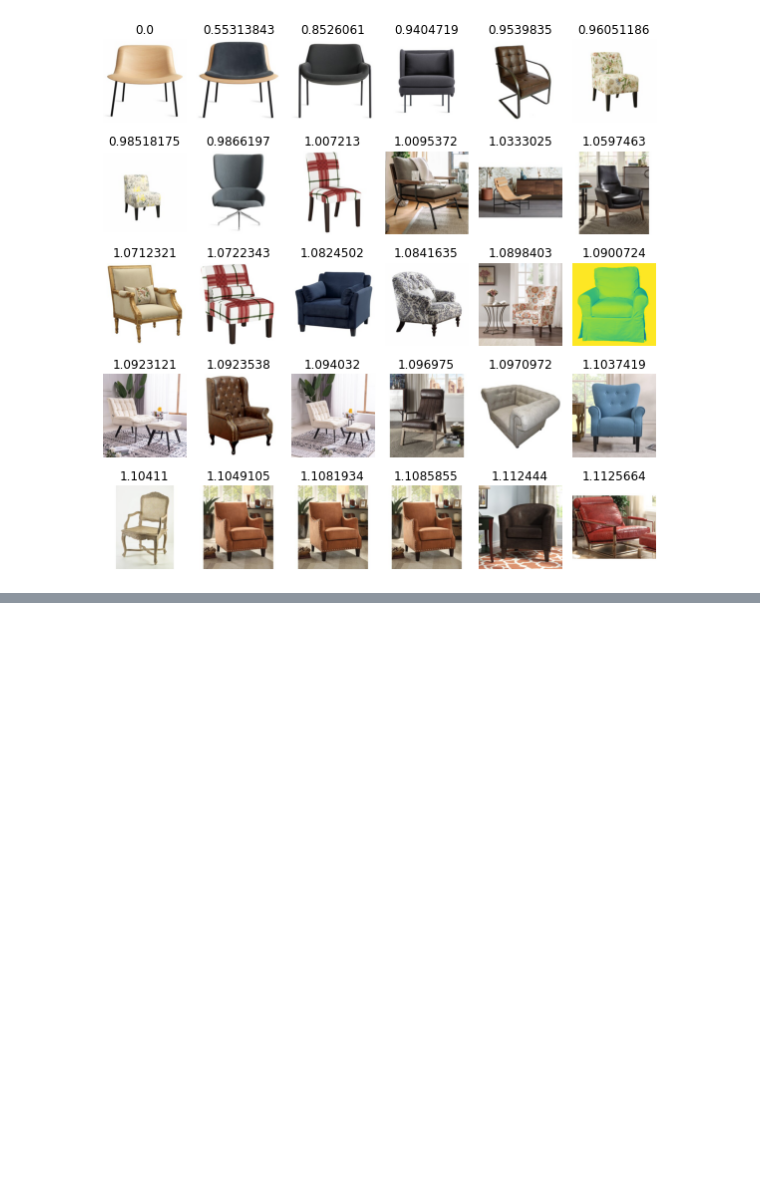
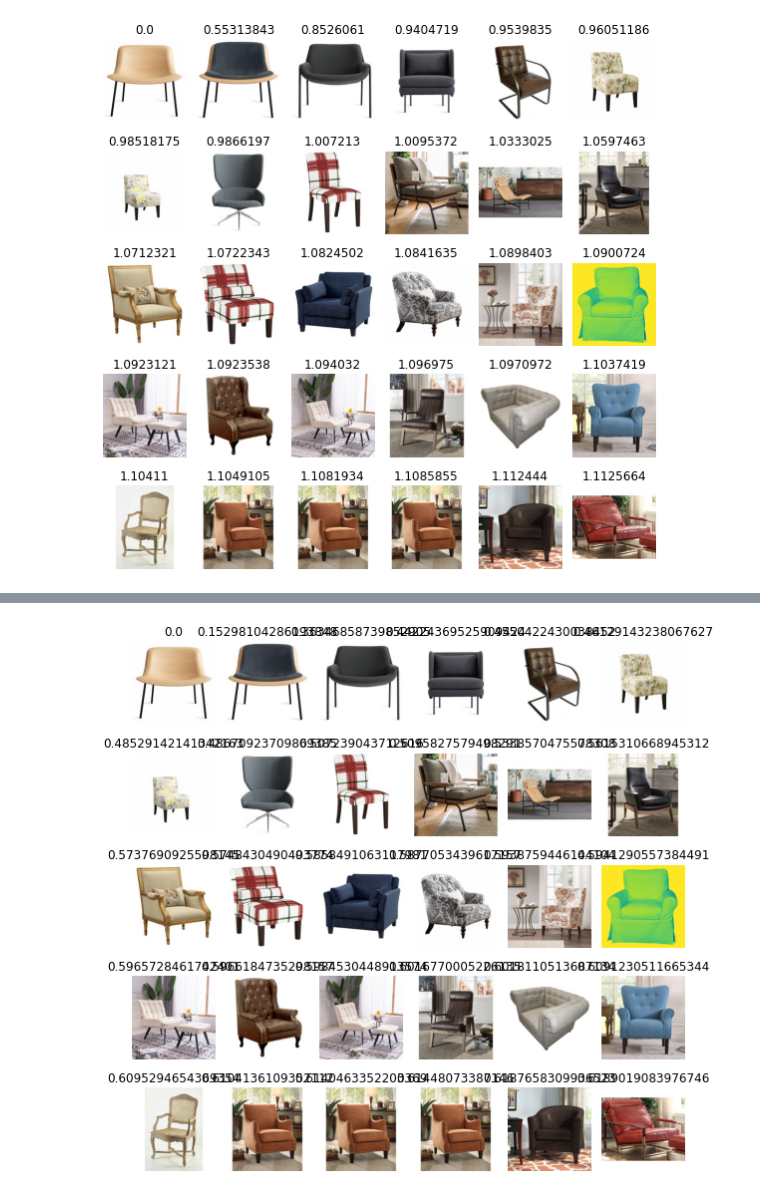
Before and after one commit to baharbiazar/image_search_engine, a Jupyter notebook: search_engine.ipynb, the cells around one changed output, grey strips where cells are left out. Cells and saved outputs as stored; diff of their text form; code cells hidden in the pictures; blank space fills up the shorter version.

Commit message:
cosine similarity added

```diff
--- a/search_engine.ipynb
+++ b/search_engine.ipynb
@@ -221,0 +222,11 @@ print(dists)
+# %%
+from scipy.spatial import distance
+
+# Insert the image query
+img = Image.open("/Users/bahar/Desktop/test/ABFR1130.png")
+# Extract its features
+query = fe.extract(img)
+# Calculate the similarity (distance) between images
+dists = []
+for i in array_reloaded:
+    dists.append(distance.cosine(i, query))
@@ -222,24 +253,31 @@ print(dists)
 # %%
 ### COSINE SIMILARITY #####
+
+from scipy.spatial import distance
 
 # Insert the image query
 img = Image.open("/Users/bahar/Desktop/test/ABFR1130.png")
 # Extract its features
 query = fe.extract(img)
 # Calculate the similarity (distance) between images
-dists = np.linalg.norm(array_reloaded - query, axis=1)
+dists = []
+for i in array_reloaded:
+    dists.append(distance.cosine(i , query))
+dists = np.array(dists)
 # Extract 30 images that have lowest distance
 ids = np.argsort(dists)[:30]
 scores = [(dists[id], image_paths[id]) for id in ids]
 # Visualize the result
 axes=[]
 fig=plt.figure(figsize=(8,8))
 for a in range(5*6):
     score = scores[a]
     axes.append(fig.add_subplot(5, 6, a+1))
     subplot_title=str(score[0])
     axes[-1].set_title(subplot_title)
     plt.axis('off')
     plt.imshow(Image.open(score[1]))
 fig.tight_layout()
 plt.show()
+# %% [output]
+[figure, added]
```
Also changed, not shown: parts of 2 cells of this notebook.
